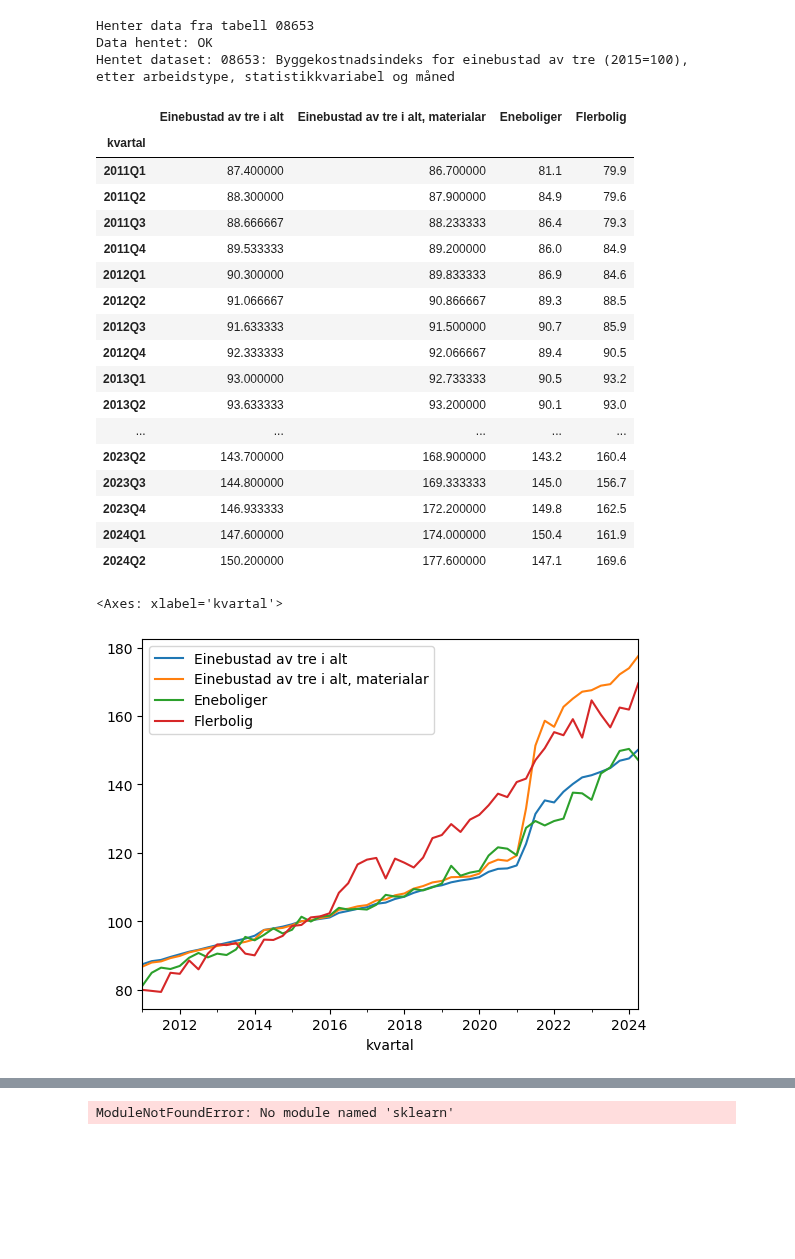
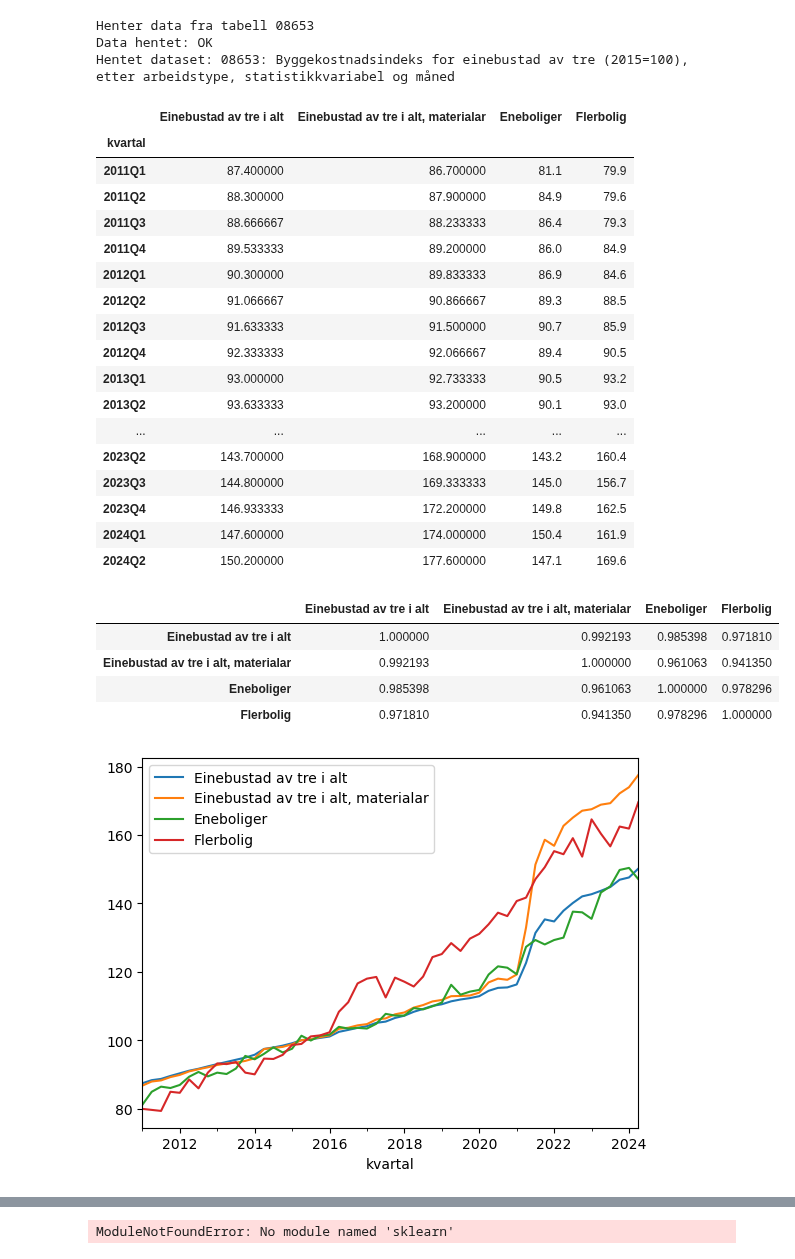
Before and after one commit to jonasjul/IIRA2001H24, a Jupyter notebook: 12-Statistikk-Mappe/Statistikk-regresjon-tester-JH.ipynb, the cells around one changed output, grey strips where cells are left out. Cells and saved outputs as stored; diff of their text form; code cells hidden in the pictures; blank space fills up the shorter version.

```diff
--- a/12-Statistikk-Mappe/Statistikk-regresjon-tester-JH.ipynb
+++ b/12-Statistikk-Mappe/Statistikk-regresjon-tester-JH.ipynb
@@ -77,31 +77,37 @@ df_copy = df_mat.copy()
 # %%
 df_mat = df_copy.copy()
 df_kjop = df_kjop_copy.copy()
 
 df_tot = pd.merge(df_mat, df_kjop, left_index=True, right_index=True, how='inner')
 display(df_tot)
 
-df_tot.corr()
+display(df_tot.corr())
 
 df_tot.plot()
+
+df_tot_copy = df_tot.copy()
 # %% [output]
 |  | Einebustad av tre i alt | Einebustad av tre i alt, materialar | Eneboliger | Flerbolig |
 | kvartal |  |  |  |  |
 | 2011Q1 | 87.400000 | 86.700000 | 81.1 | 79.9 |
 | 2011Q2 | 88.300000 | 87.900000 | 84.9 | 79.6 |
 | 2011Q3 | 88.666667 | 88.233333 | 86.4 | 79.3 |
 | 2011Q4 | 89.533333 | 89.200000 | 86.0 | 84.9 |
 | 2012Q1 | 90.300000 | 89.833333 | 86.9 | 84.6 |
 | 2012Q2 | 91.066667 | 90.866667 | 89.3 | 88.5 |
 | 2012Q3 | 91.633333 | 91.500000 | 90.7 | 85.9 |
 | 2012Q4 | 92.333333 | 92.066667 | 89.4 | 90.5 |
 | 2013Q1 | 93.000000 | 92.733333 | 90.5 | 93.2 |
 | 2013Q2 | 93.633333 | 93.200000 | 90.1 | 93.0 |
 | ... | ... | ... | ... | ... |
 | 2023Q2 | 143.700000 | 168.900000 | 143.2 | 160.4 |
 | 2023Q3 | 144.800000 | 169.333333 | 145.0 | 156.7 |
 | 2023Q4 | 146.933333 | 172.200000 | 149.8 | 162.5 |
 | 2024Q1 | 147.600000 | 174.000000 | 150.4 | 161.9 |
 | 2024Q2 | 150.200000 | 177.600000 | 147.1 | 169.6 |
-<Axes: xlabel='kvartal'>
+|  | Einebustad av tre i alt | Einebustad av tre i alt, materialar | Eneboliger | Flerbolig |
+| Einebustad av tre i alt | 1.000000 | 0.992193 | 0.985398 | 0.971810 |
+| Einebustad av tre i alt, materialar | 0.992193 | 1.000000 | 0.961063 | 0.941350 |
+| Eneboliger | 0.985398 | 0.961063 | 1.000000 | 0.978296 |
+| Flerbolig | 0.971810 | 0.941350 | 0.978296 | 1.000000 |
 [figure]
```
Also changed, not shown: parts of 7 cells of this notebook.
